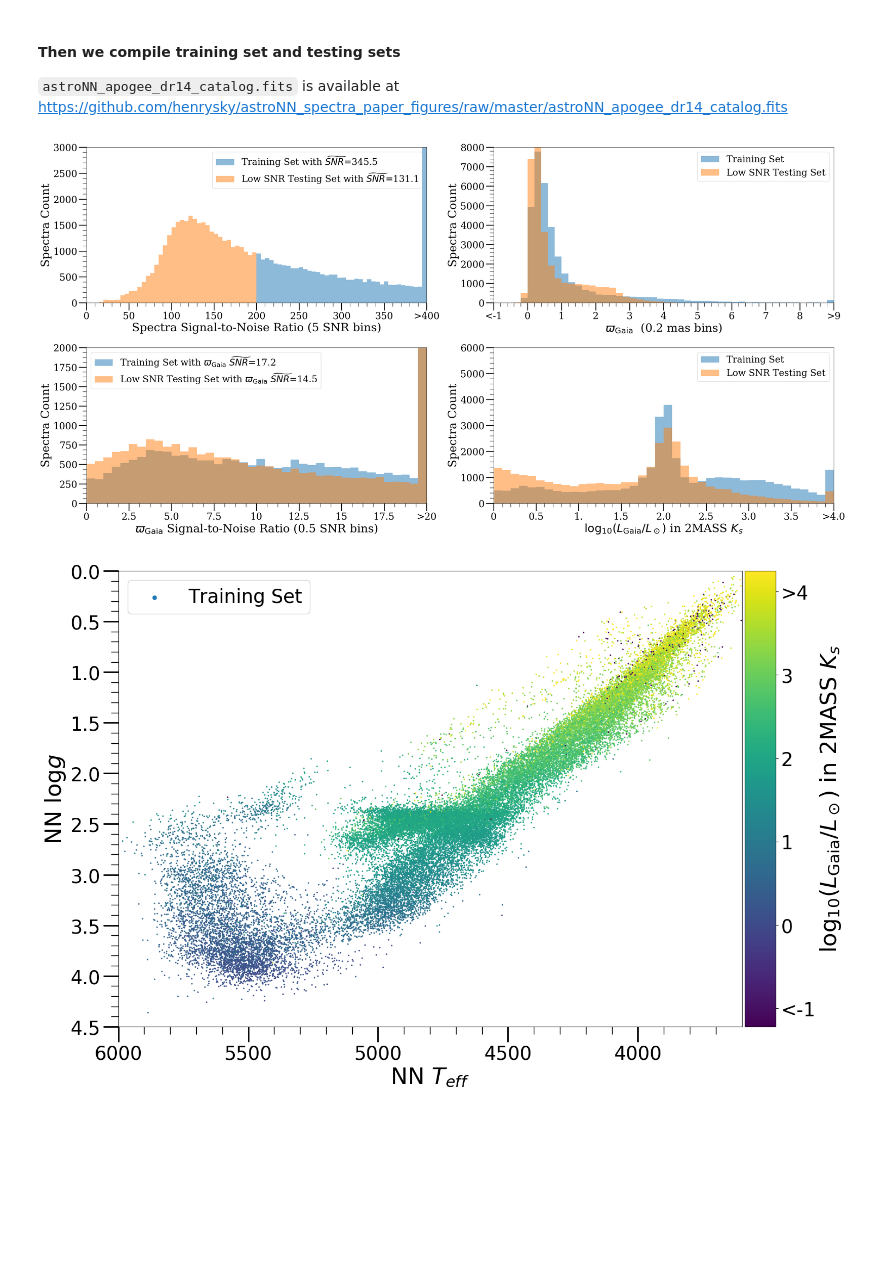
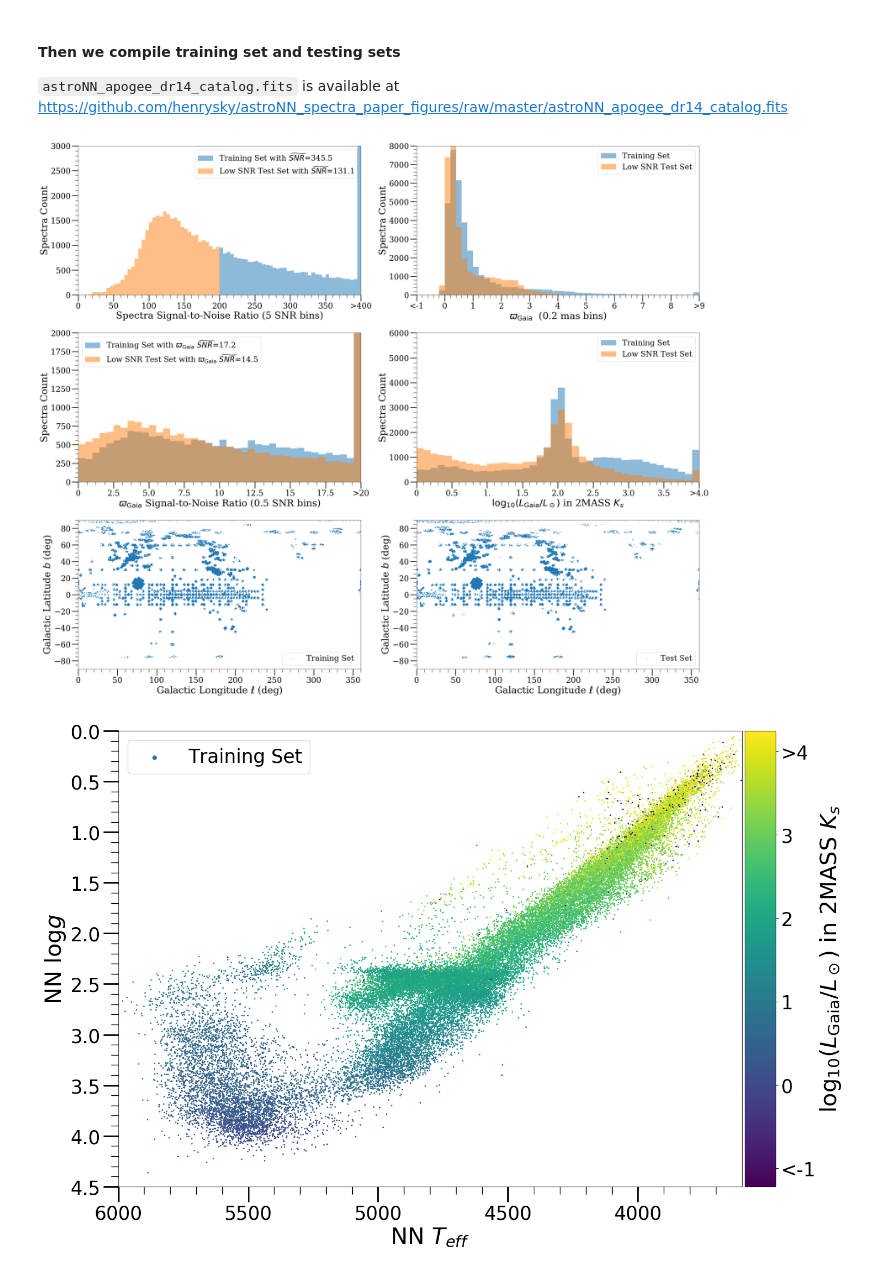
Before and after one commit to henrysky/astroNN_gaia_dr2_paper, a Jupyter notebook: Datasets_Data_Reduction.ipynb, the cells around one changed output. Cells and saved outputs as stored; diff of their text form; code cells hidden in the pictures; blank space fills up the shorter version.

```diff
--- a/Datasets_Data_Reduction.ipynb
+++ b/Datasets_Data_Reduction.ipynb
@@ -250,7 +250,7 @@ import h5py
 import pylab as plt
 import numpy as np
 from astroNN.gaia import gaiadr2_parallax, fakemag_to_logsol
-
+from galpy.util.bovy_coords import radec_to_lb
 plt.rc('font',**{'family': 'serif', 'weight':'medium', 'size':20})
 
 train_h5 = h5py.File('gaia_dr2_train.h5', 'r')
@@ -260,13 +260,12 @@ upper_bound = 400  # if SNR higher than 400, count it as  400
 train_SNR = train_h5['SNR']
 test_combined_SNR = test_combined_h5['SNR']
 
-fig, ((ax1, ax3), (ax2, ax4)) = plt.subplots(2, 2, figsize=(30,15), dpi=100)
+fig, ((ax1, ax3), (ax2, ax4), (ax5, ax6)) = plt.subplots(3, 2, figsize=(30, 25), dpi=100)
 
 ax1.hist(np.clip(train_SNR, 0, upper_bound), 80, range=(0, upper_bound), alpha=0.5,
          label=r'Training Set with $\widetilde{SNR}$=' + f'{np.median(train_SNR):.1f}')
 ax1.hist(test_combined_SNR, 80, range=(0, upper_bound), alpha=0.5,
-         label=r'Low SNR Testing Set with $\widetilde{SNR}$=' + f'{np.median(test_combined_SNR):.1f}')
-# plt.hist(parallax_snr, 40, range=(0, upper_bound), alpha=0.5, label='Individual Spectra Testing set')
+         label=r'Low SNR Test Set with $\widetilde{SNR}$=' + f'{np.median(test_combined_SNR):.1f}')
 ax1.set_xlabel('Spectra Signal-to-Noise Ratio (5 SNR bins)', fontsize=30)
 ax1.set_ylabel('Spectra Count', fontsize=30)
 ax1.set_ylim((0, 3000))
@@ -285,9 +284,8 @@ ax2.hist(np.clip(train_SNR, 0, upper_bound), 40, range=(0, upper_bound), alpha=0
          label=r'Training Set with $\varpi_{\mathrm{Gaia}}$ $\widetilde{SNR}$=' +
          f'{np.median(train_SNR):.1f}')
 ax2.hist(np.clip(test_combined_SNR, 0, upper_bound), 40, range=(0, upper_bound), alpha=0.5,
-         label=r'Low SNR Testing Set with $\varpi_{\mathrm{Gaia}}$ $\widetilde{SNR}$=' +
+         label=r'Low SNR Test Set with $\varpi_{\mathrm{Gaia}}$ $\widetilde{SNR}$=' +
          f'{np.median(test_combined_SNR):.1f}')
-# plt.hist(parallax_snr, 40, range=(0, upper_bound), alpha=0.5, label='Individual Spectra Testing set')
 ax2.set_xlabel(r'$ \varpi_{\mathrm{Gaia}}$' + ' Signal-to-Noise Ratio (0.5 SNR bins)', fontsize=30)
 ax2.set_ylabel('Spectra Count', fontsize=30)
 ax2.set_ylim((0, 2000))
@@ -303,42 +301,63 @@ upper_bound = 9.  # if parallax higher than 10, count it as  10
 ax3.hist(np.clip(train_h5['parallax'], lower_bound, upper_bound), 50, range=(lower_bound, upper_bound), alpha=0.5,
          label=r'Training Set')
 ax3.hist(np.clip(test_combined_h5['parallax'], lower_bound, upper_bound), 50, range=(lower_bound, upper_bound), alpha=0.5,
-         label=r'Low SNR Testing Set')
-# plt.hist(parallax_snr, 40, range=(0, upper_bound), alpha=0.5, label='Individual Spectra Testing set')
+         label=r'Low SNR Test Set')
 ax3.set_xlabel(r'$ \varpi_{\mathrm{Gaia}}$  (0.2 mas bins)', fontsize=30)
 ax3.set_ylabel('Spectra Count', fontsize=30)
 ax3.set_ylim((0, 8000))
 ax3.legend(loc='best', fontsize=24)
 ax3.minorticks_on()
 ax3.set_xticks([-1, 0, 1, 2, 3, 4, 5, 6, 7, 8, 9])
 ax3.set_xticklabels(['<-1', '0', '1', '2', '3', '4', '5', '6', '7', '8', '>9'])
 ax3.set_xlim((lower_bound, upper_bound))
 ax3.tick_params(labelsize=25, width=2, length=20, which='major')
 ax3.tick_params(width=1, length=10, which='minor')
 
 train_logsol = fakemag_to_logsol(train_h5['fakemag'][np.array(train_h5['fakemag']) > 0.])
 test_logsol = fakemag_to_logsol(test_combined_h5['fakemag'][np.array(test_combined_h5['fakemag']) > 0.])
 lower_bound = 0.  # if fakemag lower than 0., count it as  0.
 upper_bound = 4.  # if fakemag higher than 25, count it as  25
 ax4.hist(np.clip(train_logsol, lower_bound, upper_bound), 40, range=(lower_bound, upper_bound), alpha=0.5,
          label=r'Training Set')
 ax4.hist(np.clip(test_logsol, lower_bound, upper_bound), 40, range=(lower_bound, upper_bound), alpha=0.5,
-         label=r'Low SNR Testing Set')
-# plt.hist(parallax_snr, 40, range=(0, upper_bound), alpha=0.5, label='Individual Spectra Testing set')
+         label=r'Low SNR Test Set')
 ax4.set_xlabel(r"$\log_{10} (L_\mathrm{Gaia} /L_\odot)$" + " in 2MASS " + r"$K_{s}$", fontsize=30)
 ax4.set_ylabel('Spectra Count', fontsize=30)
 ax4.set_ylim((0, 6000))
 ax4.set_xlim((lower_bound, upper_bound))
 ax4.legend(loc='best', fontsize=24)
 ax4.minorticks_on()
 ax4.set_xticklabels(['0', '0.5', '1.', '1.5', '2.0', '2.5', '3.0', '3.5', '>4.0'])
 ax4.tick_params(labelsize=25, width=2, length=20, which='major')
 ax4.tick_params(width=1, length=10, which='minor')
 
+lb = radec_to_lb(np.array(train_h5['RA']), np.array(train_h5['DEC']), degree=True, epoch=None)
+ax5.scatter(lb[:, 0], lb[:, 1], s=1, label=r'Training Set')
+ax5.set_xlabel(r'Galactic Longitude $\ell$ (deg)', fontsize=30)
+ax5.set_ylabel(r'Galactic Latitude $b$ (deg)', fontsize=30)
+ax5.set_ylim((-90, 90))
+ax5.set_xlim((0, 360))
+ax5.legend(loc='best', fontsize=24)
+ax5.minorticks_on()
+ax5.tick_params(labelsize=25, width=2, length=20, which='major')
+ax5.tick_params(width=1, length=10, which='minor')
+
+lb = radec_to_lb(np.array(test_combined_h5['RA']), np.array(test_combined_h5['DEC']), degree=True, epoch=None)
+ax6.scatter(lb[:, 0], lb[:, 1], s=1, label=r'Test Set')
+ax6.set_xlabel(r'Galactic Longitude $\ell$ (deg)', fontsize=30)
+ax6.set_ylabel(r'Galactic Latitude $b$ (deg)', fontsize=30)
+ax6.set_ylim((-90, 90))
+ax6.set_xlim((0, 360))
+ax6.legend(loc='best', fontsize=24)
+ax6.minorticks_on()
+ax6.tick_params(labelsize=25, width=2, length=20, which='major')
+ax6.tick_params(width=1, length=10, which='minor')
+
+
 plt.tight_layout()
 plt.savefig('SNR_traintest.pdf')
 # %% [output]
-[figure, old version]
+[figure, new version]
 # %%
 %matplotlib inline
 import h5py
```
Also changed, not shown: 1 other file.
